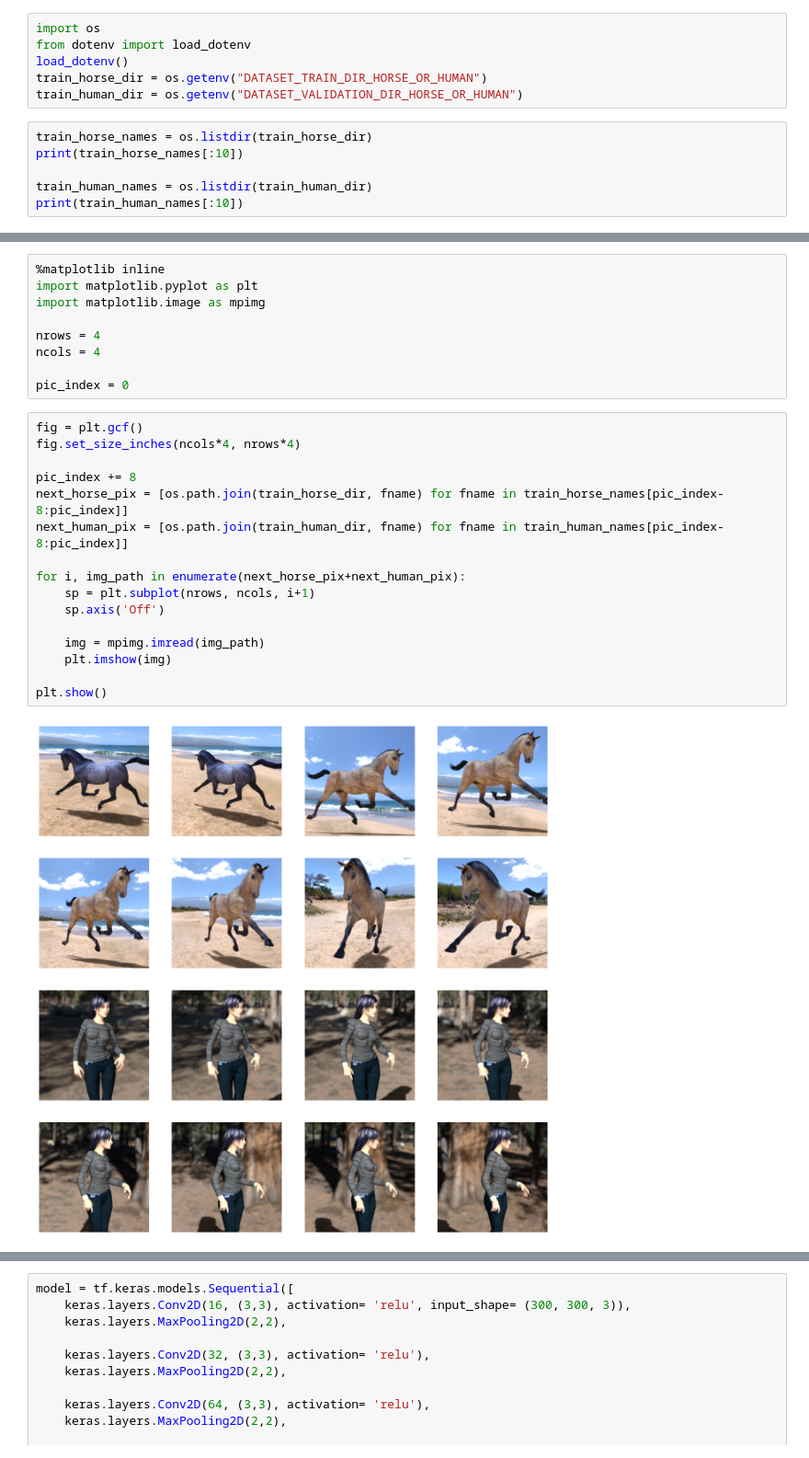
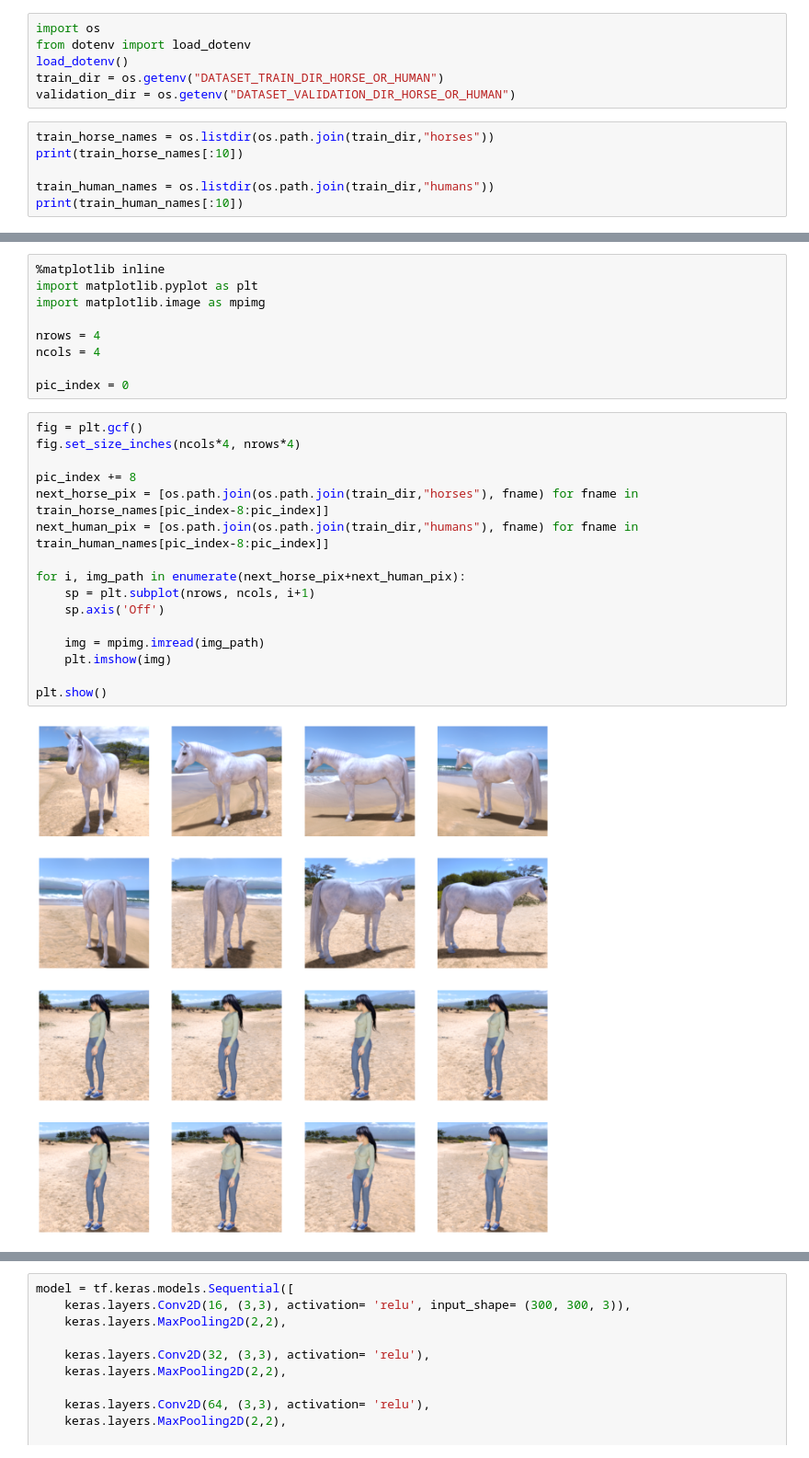
Before and after one commit to bnarasimha6598/AIML-deeplearning.ai, a Jupyter notebook: DeepLearning.AI TensorFlow Developer Professional Certificate/Introduction to TF for AI-ML-DL/003-image.ipynb, the cells around one changed output, grey strips where cells are left out. Shown at 92% size. Cells and saved outputs as stored; diff of their text form.

```diff
--- a/DeepLearning.AI TensorFlow Developer Professional Certificate/Introduction to TF for AI-ML-DL/003-image.ipynb
+++ b/DeepLearning.AI TensorFlow Developer Professional Certificate/Introduction to TF for AI-ML-DL/003-image.ipynb
@@ -16,13 +17,13 @@ WARNING:tensorflow:From c:\Users\ei12078\Documents\Personal Projects\AIML-deeple
 import os
 from dotenv import load_dotenv
 load_dotenv()
-train_horse_dir = os.getenv("DATASET_TRAIN_DIR_HORSE_OR_HUMAN")
-train_human_dir = os.getenv("DATASET_VALIDATION_DIR_HORSE_OR_HUMAN")
+train_dir = os.getenv("DATASET_TRAIN_DIR_HORSE_OR_HUMAN")
+validation_dir = os.getenv("DATASET_VALIDATION_DIR_HORSE_OR_HUMAN")
 # %%
-train_horse_names = os.listdir(train_horse_dir)
+train_horse_names = os.listdir(os.path.join(train_dir,"horses"))
 print(train_horse_names[:10])
 
-train_human_names = os.listdir(train_human_dir)
+train_human_names = os.listdir(os.path.join(train_dir,"humans"))
 print(train_human_names[:10])
 # %% [output]
 ['horse01-0.png', 'horse01-1.png', 'horse01-2.png', 'horse01-3.png', 'horse01-4.png', 'horse01-5.png', 'horse01-6.png', 'horse01-7.png', 'horse01-8.png', 'horse01-9.png']
@@ -45,18 +46,18 @@ pic_index = 0
 # %%
 fig = plt.gcf()
 fig.set_size_inches(ncols*4, nrows*4)
 
 pic_index += 8
-next_horse_pix = [os.path.join(train_horse_dir, fname) for fname in train_horse_names[pic_index-8:pic_index]]
-next_human_pix = [os.path.join(train_human_dir, fname) for fname in train_human_names[pic_index-8:pic_index]]
+next_horse_pix = [os.path.join(os.path.join(train_dir,"horses"), fname) for fname in train_horse_names[pic_index-8:pic_index]]
+next_human_pix = [os.path.join(os.path.join(train_dir,"humans"), fname) for fname in train_human_names[pic_index-8:pic_index]]
 
 for i, img_path in enumerate(next_horse_pix+next_human_pix):
     sp = plt.subplot(nrows, ncols, i+1)
     sp.axis('Off')
 
     img = mpimg.imread(img_path)
     plt.imshow(img)
 
 plt.show()
 # %% [output]
-[figure, old version]
+[figure, new version]
```
Also changed, not shown: parts of 20 cells of this notebook, 6 other files.
